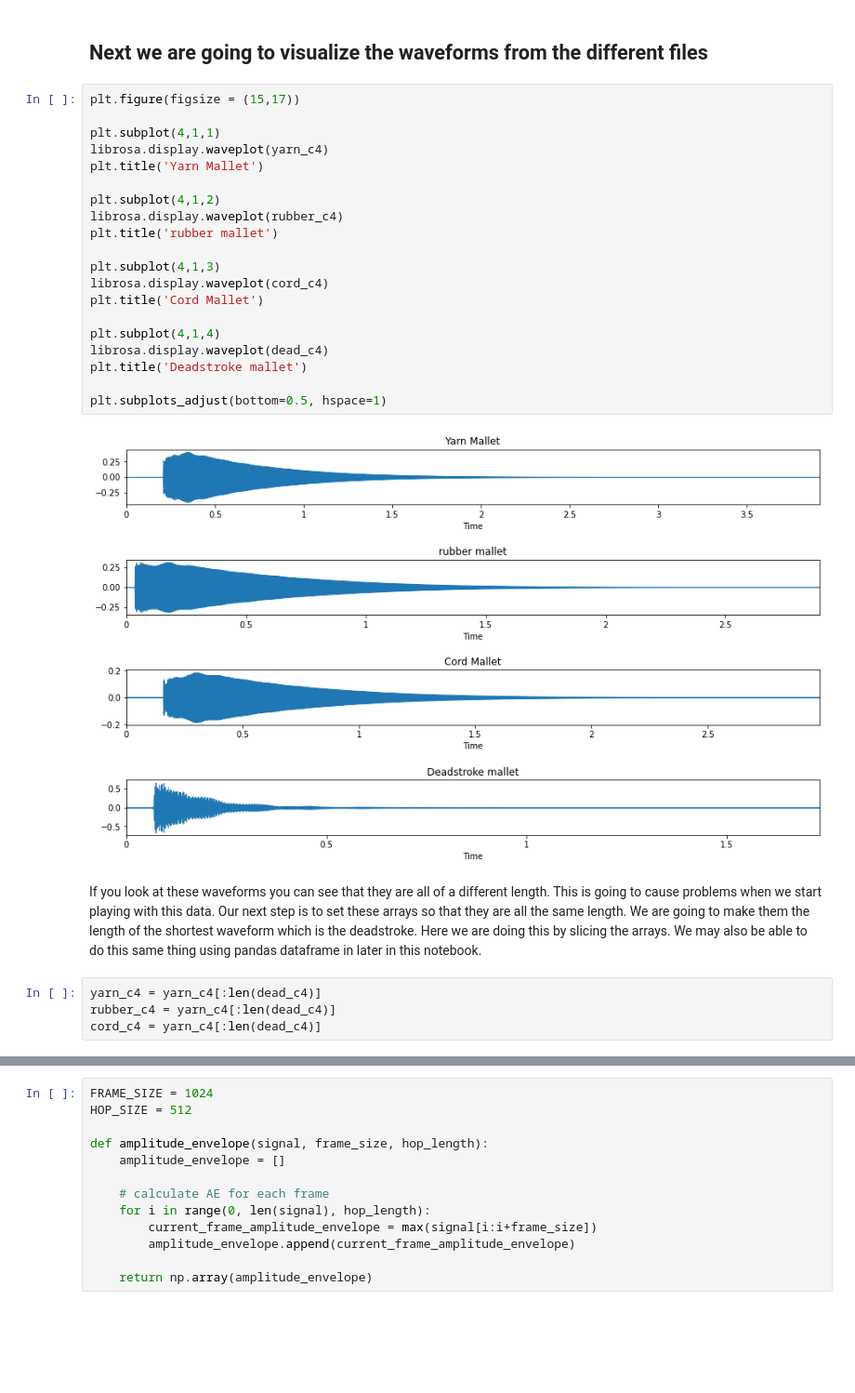
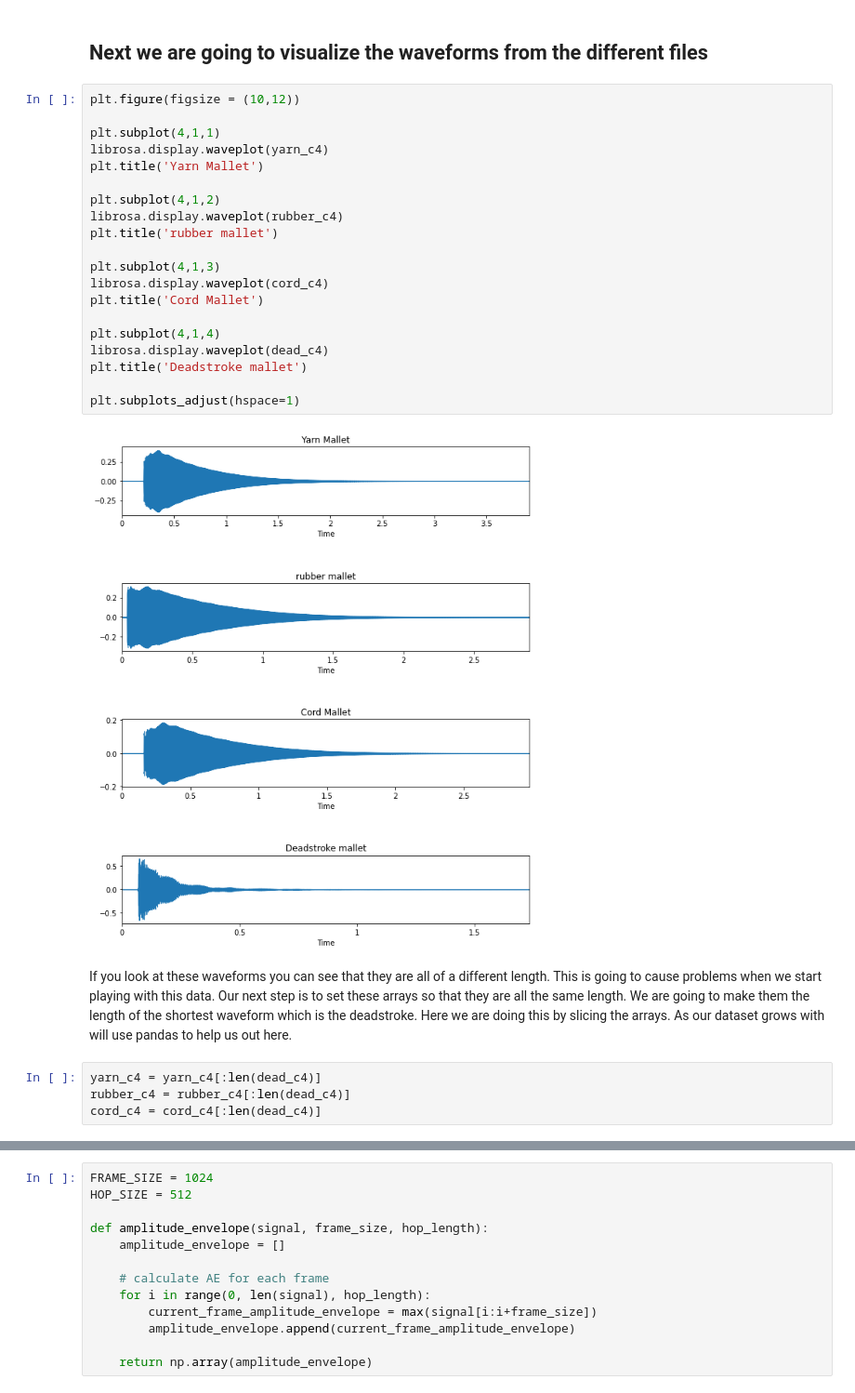
Before and after one commit to afbaum/mallets, a Jupyter notebook: Sound.ipynb, the cells around one changed output, grey strips where cells are left out. Shown at 93% size. Drawn from its saved outputs; the diff is of its cells as text; blank space fills up the shorter version.

```diff
--- a/Sound.ipynb
+++ b/Sound.ipynb
@@ -25,32 +35,32 @@ dead_c4, _ = librosa.load('dead/Marimba.deadstroke.ff.C4.stereo.aif', sr=44100)
 # %% [markdown]
 ## Next we are going to visualize the waveforms from the different files
 # %%
-plt.figure(figsize = (15,17))
+plt.figure(figsize = (10,12))
 
 plt.subplot(4,1,1)
 librosa.display.waveplot(yarn_c4)
 plt.title('Yarn Mallet')
 
 plt.subplot(4,1,2)
 librosa.display.waveplot(rubber_c4)
 plt.title('rubber mallet')
 
 plt.subplot(4,1,3)
 librosa.display.waveplot(cord_c4)
 plt.title('Cord Mallet')
 
 plt.subplot(4,1,4)
 librosa.display.waveplot(dead_c4)
 plt.title('Deadstroke mallet')
 
-plt.subplots_adjust(bottom=0.5, hspace=1)
+plt.subplots_adjust(hspace=1)
 # %% [output]
-[figure, old version]
+[figure, new version]
 # %% [markdown]
-If you look at these waveforms you can see that they are all of a different length.  This is going to cause problems when we start playing with this data.  Our next step is to set these arrays so that they are all the same length. We are going to make them the length of the shortest waveform which is the deadstroke.  Here we are doing this by slicing the arrays.  We may also be able to do this same thing using pandas dataframe in later in this notebook.
+If you look at these waveforms you can see that they are all of a different length.  This is going to cause problems when we start playing with this data.  Our next step is to set these arrays so that they are all the same length. We are going to make them the length of the shortest waveform which is the deadstroke.  Here we are doing this by slicing the arrays.  As our dataset grows with will use pandas to help us out here.
 # %%
 yarn_c4 = yarn_c4[:len(dead_c4)]
-rubber_c4 = yarn_c4[:len(dead_c4)]
-cord_c4 = yarn_c4[:len(dead_c4)]
+rubber_c4 = rubber_c4[:len(dead_c4)]
+cord_c4 = cord_c4[:len(dead_c4)]
 # %%
 # Visualize the waveforms to verify they are all the smae length
```
Also changed, not shown: parts of 63 cells of this notebook.
